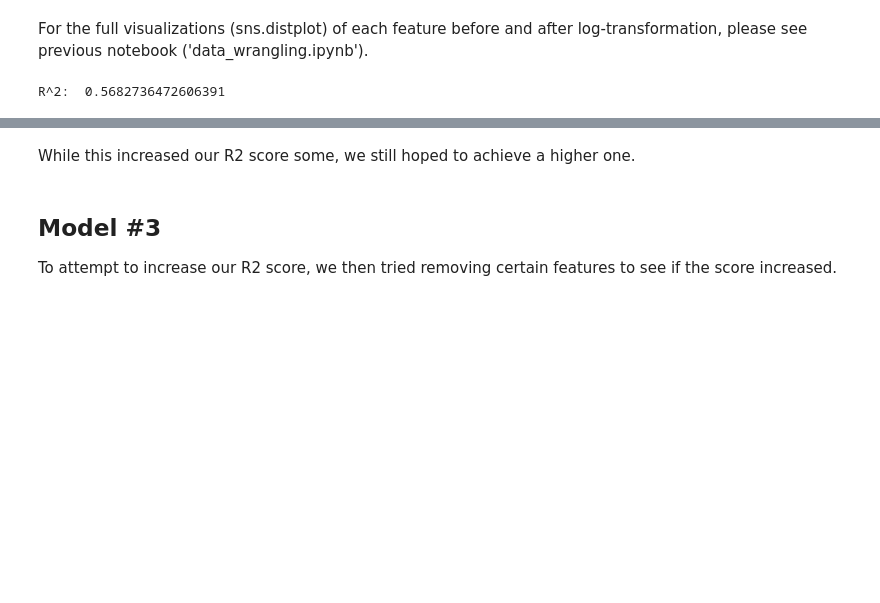
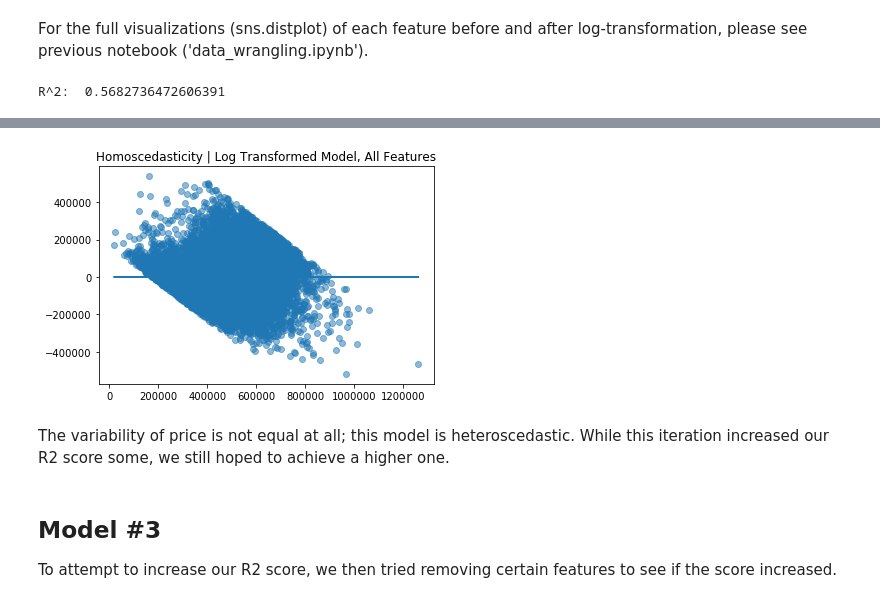
Before and after one commit to dtunnicliffe/house-price-regression-project, a Jupyter notebook: models.ipynb, the cells around one changed output, grey strips where cells are left out. Saved outputs shown, nothing was run; the diff lists cells and outputs as text; code cells hidden in the pictures; blank space fills up the shorter version.

Commit message:
adding homoscedasticity plots and organizing notebook 3

```diff
--- a/models.ipynb
+++ b/models.ipynb
@@ -152,8 +155,16 @@ Warnings:
 [1] Standard Errors assume that the covariance matrix of the errors is correctly specified.
 [2] The condition number is large, 1.49e+04. This might indicate that there are
 strong multicollinearity or other numerical problems.
+# %%
+predictors_log = ['sqft_living', 'log_school', 'log_scientology', 'log_coffee', 'log_park']
+
+plt.scatter(model.predict(df[predictors_log]), model.resid, alpha = .5);
+plt.plot(model.predict(df[predictors_log]), [0 for i in range(len(df))]);
+plt.title('Homoscedasticity | Log Transformed Model, All Features');
+# %% [output]
+[figure, added]
 # %% [markdown]
-While this increased our R2 score some, we still hoped to achieve a higher one.
+The variability of price is not equal at all; this model is heteroscedastic. While this iteration increased our R2 score some, we still hoped to achieve a higher one.
 # %% [markdown]
 ## Model #3
 
```
Also changed, not shown: parts of 26 cells of this notebook.
